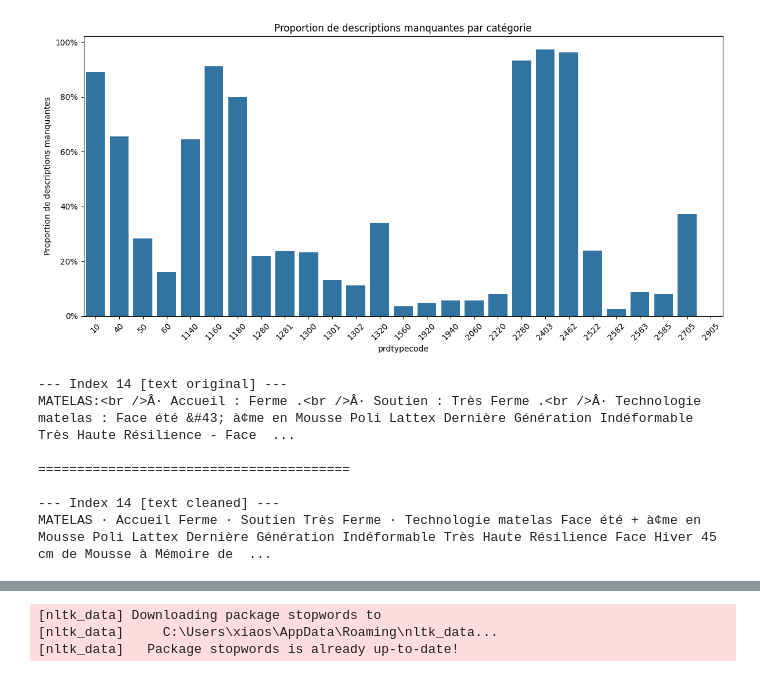
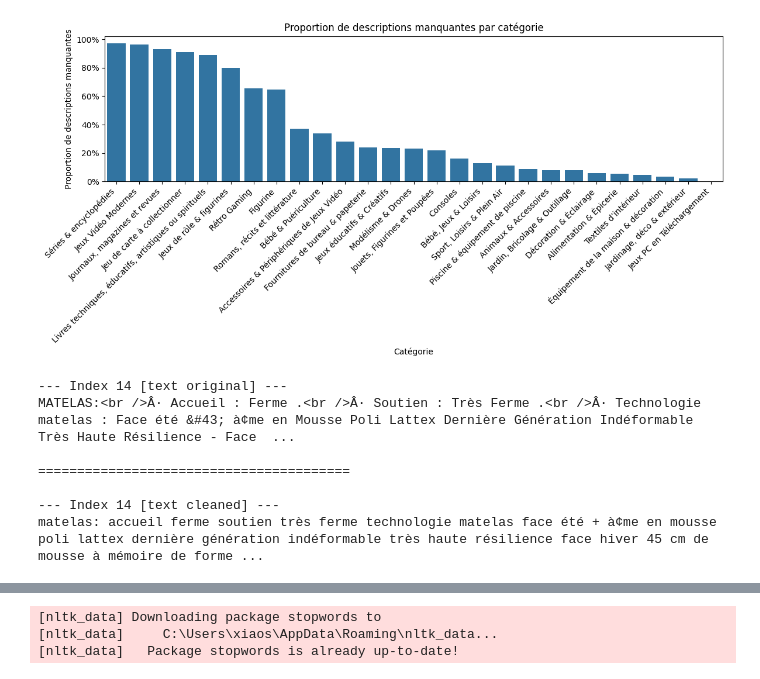
Before and after one commit to beautiful-pixel/DS_rakuten, a Jupyter notebook: notebooks/xiaosong_text_clean.ipynb, the cells around one changed output, grey strips where cells are left out. Saved outputs shown, nothing was run; the diff lists cells and outputs as text; code cells hidden in the pictures.

```diff
--- a/notebooks/xiaosong_text_clean.ipynb
+++ b/notebooks/xiaosong_text_clean.ipynb
@@ -70,53 +57,60 @@ td:nth-child(5){ width:270px; }
 # %%
 # Calculer la proportion de descriptions manquantes par catégorie ('prdtypecode')
+# Cell [2] : Proportion de descriptions manquantes par catégorie
 missing_by_cat = (
-    df.assign(description_isna=df["description"].isna())  # Ajoute une colonne True/False si la description est NaN
-      .groupby("prdtypecode")["description_isna"]        # Regroupe par catégorie de produit
-      .mean()                                            # Calcule le taux moyen de NaN (True=1, False=0)
-      .reset_index(name="missing_ratio")                 # Convertit le résultat en DataFrame
+    df.assign(description_isna=df["description"].isna())
+      .groupby("prdtypecode")["description_isna"]
+      .mean()
+      .reset_index(name="missing_ratio")
 )
 
-# Trier les catégories par taux de descriptions manquantes
 missing_by_cat = missing_by_cat.sort_values("missing_ratio", ascending=False)
 
-# Créer la figure pour le graphique
+# Ajouter une colonne label lisible
+missing_by_cat["cat_label"] = missing_by_cat["prdtypecode"].map(categories)
+missing_by_cat["cat_label"] = missing_by_cat["cat_label"].fillna(
+    missing_by_cat["prdtypecode"].astype(str)
+)
+
 plt.figure(figsize=(12, 6))
 
-# Créer le graphique en barres
 sns.barplot(
     data=missing_by_cat,
-    x="prdtypecode",
+    x="cat_label",
     y="missing_ratio"
 )
 
 plt.gca().yaxis.set_major_formatter(PercentFormatter(1.0))
 
 plt.title("Proportion de descriptions manquantes par catégorie")
-plt.xlabel("prdtypecode")
+plt.xlabel("Catégorie")
 plt.ylabel("Proportion de descriptions manquantes")
 
-plt.xticks(rotation=45)
+plt.xticks(rotation=45, ha="right")
 plt.tight_layout()
 plt.show()
 # %% [output]
-[figure, old version]
+[figure, new version]
 # %%
 # Fonction pour nettoyer et standardiser les données textuelles:
 def nettoyer_texte(text):
-    if pd.isna(text): return ""
+    if pd.isna(text):
+        return ""
     s = str(text)
     s = reg.sub(r"<[^>]+>", " ", s)          # Supprime HTML
     s = html.unescape(s)                     # Décode entités HTML
-    s = ftfy.fix_text(s)                     # Corrige texte cassé
+    s = fix_text(s)                          # Corrige texte cassé
     s = unicodedata.normalize("NFC", s)      # Normalise Unicode
     s = reg.sub(r"(?<!\d)\.(?!\d)", " ", s)  # Supprime points non numériques
-    s = s.replace("/", " ")
-    s = s.replace("*", " ")
-    s = s.replace(":", " ")
-    s = s.replace("-", " ")
+    s = reg.sub(r"(?<!\S)-(?!\S)", " ", s)   # Supprime tirets isolés
+    s = reg.sub(r"(?<!\S):(?!\S)", " ", s)   # Supprime deux-points isolés
+    s = reg.sub(r"(?<!\S)·(?!\S)", " ", s)   # Supprime points médians isolés
+    s = reg.sub(r"(?<!\S)/(?!\S)", " ", s)   # Supprime slash isolé
+    s = reg.sub(r"(?<!\S)\+(?!\S)", " ", s)  # Supprime plus isolé
     s = s.replace("////", " ")
-    s = reg.sub(r"\s+", " ", s).strip()     # Nettoie espaces et casse
+    s = reg.sub(r"\s+", " ", s).strip().lower()     # Nettoie espaces et casse
     return s
+
 
 # Sélectionner la description d'un produit spécifique (index 14), lui appliquer la fonction 'nettoyer_texte',
 # puis afficher et comparer le texte original et le texte nettoyé pour vérifier le résultat.
@@ -136,4 +130,4 @@ MATELAS:<br />Â· Accueil : Ferme .<br />Â· Soutien : Très Ferme .<br />Â·
 ========================================
 
 --- Index 14 [text cleaned] ---
-MATELAS · Accueil Ferme · Soutien Très Ferme · Technologie matelas Face été + à¢me en Mousse Poli Lattex Dernière Génération Indéformable Très Haute Résilience Face Hiver 45 cm de Mousse à Mémoire de  ...
+matelas: accueil ferme soutien très ferme technologie matelas face été + à¢me en mousse poli lattex dernière génération indéformable très haute résilience face hiver 45 cm de mousse à mémoire de forme ...
```
Also changed, not shown: parts of 16 cells of this notebook.
